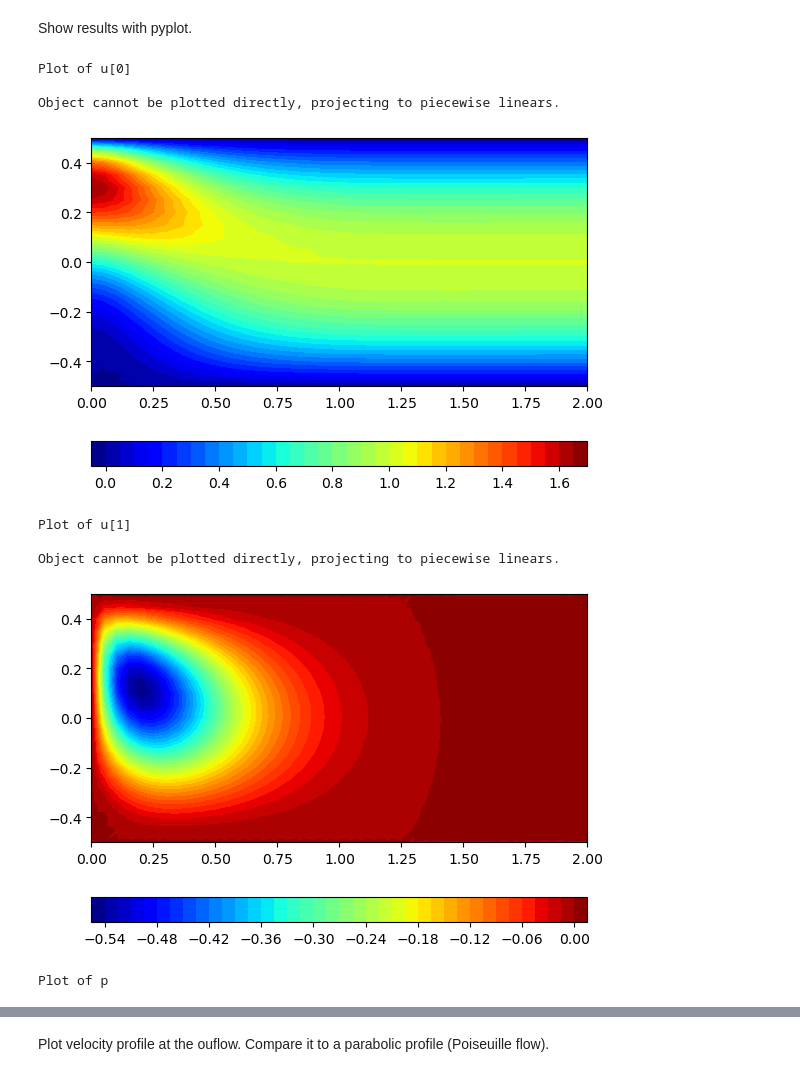
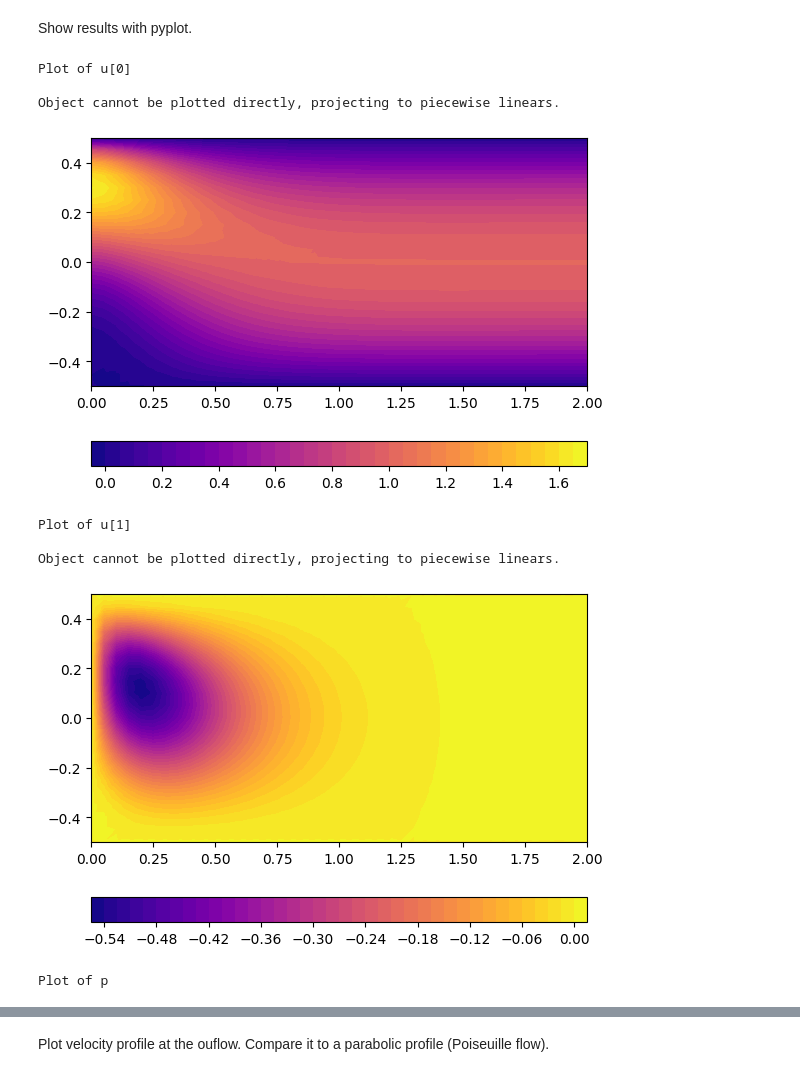
Before and after one commit to OndrejKincl/fenics-course-fluids, a Jupyter notebook: docs/source/Stokes2D/Stokes2D.ipynb, the cells around one changed output, grey strips where cells are left out. Saved outputs shown, nothing was run; the diff lists cells and outputs as text; code cells hidden in the pictures.

Commit message:
changing colormap to plasma

```diff
--- a/docs/source/Stokes2D/Stokes2D.ipynb
+++ b/docs/source/Stokes2D/Stokes2D.ipynb
@@ -145,20 +145,20 @@ Show results with pyplot.
 # %%
 u, p = w.split()
 u.rename("u", "velocity")
 p.rename("p", "pressure")
 
 for unknown in u[0], u[1], p:
     print("Plot of", unknown, "\n")
-    figure = plot(unknown, cmap=plt.cm.jet)
+    figure = plot(unknown, cmap=plt.cm.plasma)
     plt.colorbar(figure, location='bottom')
     plt.show()
 # %% [output]
 Plot of u[0]
 
 Object cannot be plotted directly, projecting to piecewise linears.
-[figure, old version]
+[figure, new version]
 Plot of u[1]
 
 Object cannot be plotted directly, projecting to piecewise linears.
-[figure, old version]
+[figure, new version]
 Plot of p
```
Also changed, not shown: parts of 3 cells of this notebook.
